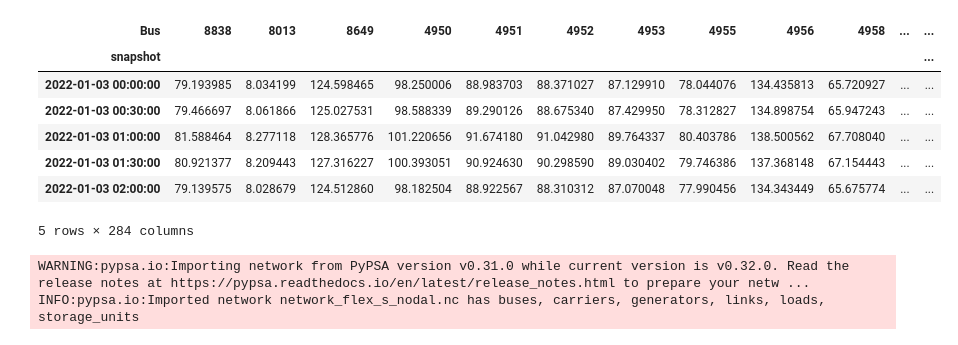
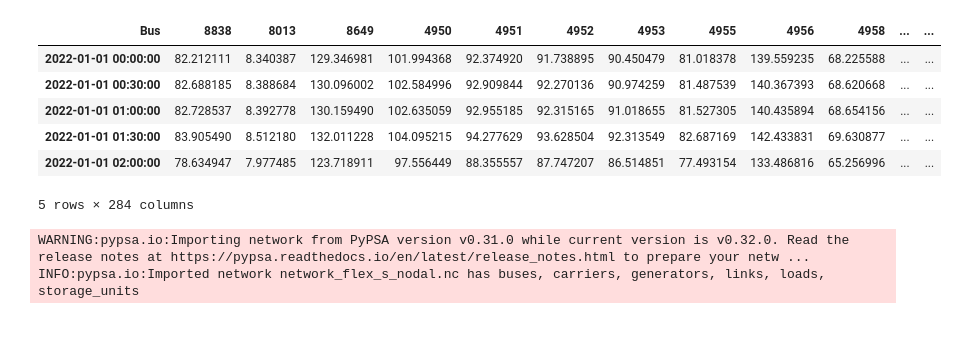
Before and after one commit to LukasFrankenQ/GBPower, a Jupyter notebook: notebooks/money_flow.ipynb, the cells around one changed output. Cells and saved outputs as stored; diff of their text form; code cells hidden in the pictures.

```diff
--- a/notebooks/money_flow.ipynb
+++ b/notebooks/money_flow.ipynb
@@ -13,4 +13,5 @@ from _helpers import classify_north_south
 
 idx = pd.IndexSlice
 # %%
-day = '2022-01-03'
+# day = '2022-01-03'
+day = 'total'
@@ -49,9 +62,19 @@ cost_summary.head()
 # %%
-mp = pd.read_csv(
-    Path.cwd().parent / 'results' / f'{day}' / 'marginal_prices_flex.csv',
-    index_col=0,
-    parse_dates=[0],
-    header=[0,1]
-    )
+if day != 'total':
+    mp = pd.read_csv(
+        Path.cwd().parent / 'results' / f'{day}' / 'marginal_prices_flex.csv',
+        index_col=0,
+        parse_dates=[0],
+        header=[0,1]
+        )
+else:
+    mp = pd.read_csv(
+        Path.cwd().parent / 'summaries' / 'marginal_prices_summary_flex.csv',
+        index_col=0,
+        parse_dates=[0],
+        header=[0,1]
+        )
+
+mp = mp.loc[index]
 # %%
 idx = pd.IndexSlice
@@ -63,27 +85,33 @@ weights = pd.read_csv(Path.cwd().parent / 'data' / 'preprocessed' / 'load_weight
 weights = weights.loc[buses.astype(int)]
 weights /= weights.sum()
 # %%
-load = pd.read_csv(
-    Path.cwd().parent / 'results' / f'{day}' / 'gb_total_load_flex.csv',
-    index_col=0,
-    parse_dates=[0]
-).rename(columns={'0': 'load'})
+if day != 'total':
+    load = pd.read_csv(
+        Path.cwd().parent / 'results' / f'{day}' / 'gb_total_load_flex.csv',
+        index_col=0,
+        parse_dates=[0]
+    ).rename(columns={'0': 'load'})
+else:
+    load = pd.read_csv(
+        Path.cwd().parent / 'summaries' / 'total_gb_load.csv',
+        index_col=0,
+        parse_dates=[0]
+    ).rename(columns={'0': 'load'})
 
 load = pd.DataFrame(
     np.outer(load.values, weights.values),
     index=load.index,
     columns=weights.index.astype(str)
-    )
+    ).loc[index]
 
 load.head()
 # %% [output]
 | Bus | 8838 | 8013 | 8649 | 4950 | 4951 | 4952 | 4953 | 4955 | 4956 | 4958 | ... | ... |
-| snapshot |  |  |  |  |  |  |  |  |  |  |  | ... |
-| 2022-01-03 00:00:00 | 79.193985 | 8.034199 | 124.598465 | 98.250006 | 88.983703 | 88.371027 | 87.129910 | 78.044076 | 134.435813 | 65.720927 | ... | ... |
-| 2022-01-03 00:30:00 | 79.466697 | 8.061866 | 125.027531 | 98.588339 | 89.290126 | 88.675340 | 87.429950 | 78.312827 | 134.898754 | 65.947243 | ... | ... |
-| 2022-01-03 01:00:00 | 81.588464 | 8.277118 | 128.365776 | 101.220656 | 91.674180 | 91.042980 | 89.764337 | 80.403786 | 138.500562 | 67.708040 | ... | ... |
-| 2022-01-03 01:30:00 | 80.921377 | 8.209443 | 127.316227 | 100.393051 | 90.924630 | 90.298590 | 89.030402 | 79.746386 | 137.368148 | 67.154443 | ... | ... |
-| 2022-01-03 02:00:00 | 79.139575 | 8.028679 | 124.512860 | 98.182504 | 88.922567 | 88.310312 | 87.070048 | 77.990456 | 134.343449 | 65.675774 | ... | ... |
+| 2022-01-01 00:00:00 | 82.212111 | 8.340387 | 129.346981 | 101.994368 | 92.374920 | 91.738895 | 90.450479 | 81.018378 | 139.559235 | 68.225588 | ... | ... |
+| 2022-01-01 00:30:00 | 82.688185 | 8.388684 | 130.096002 | 102.584996 | 92.909844 | 92.270136 | 90.974259 | 81.487539 | 140.367393 | 68.620668 | ... | ... |
+| 2022-01-01 01:00:00 | 82.728537 | 8.392778 | 130.159490 | 102.635059 | 92.955185 | 92.315165 | 91.018655 | 81.527305 | 140.435894 | 68.654156 | ... | ... |
+| 2022-01-01 01:30:00 | 83.905490 | 8.512180 | 132.011228 | 104.095215 | 94.277629 | 93.628504 | 92.313549 | 82.687169 | 142.433831 | 69.630877 | ... | ... |
+| 2022-01-01 02:00:00 | 78.634947 | 7.977485 | 123.718911 | 97.556449 | 88.355557 | 87.747207 | 86.514851 | 77.493154 | 133.486816 | 65.256996 | ... | ... |
 5 rows × 284 columns
 # %%
 network = pypsa.Network(
```
Also changed, not shown: parts of 25 cells of this notebook.
